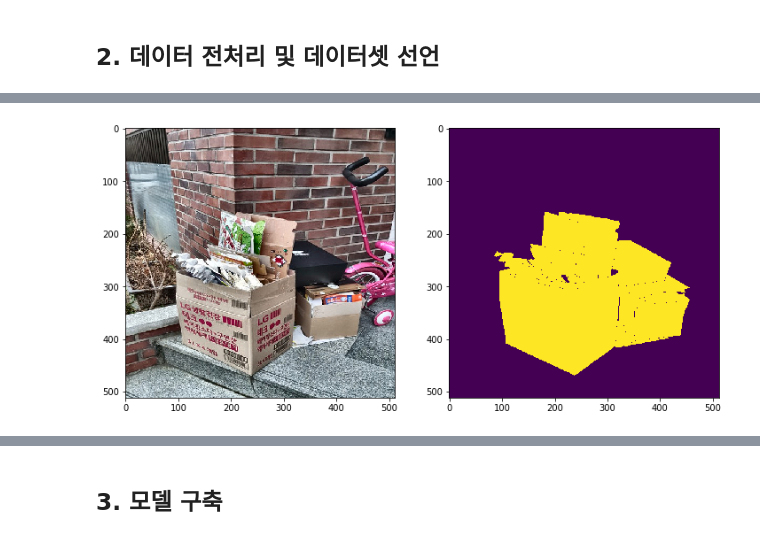
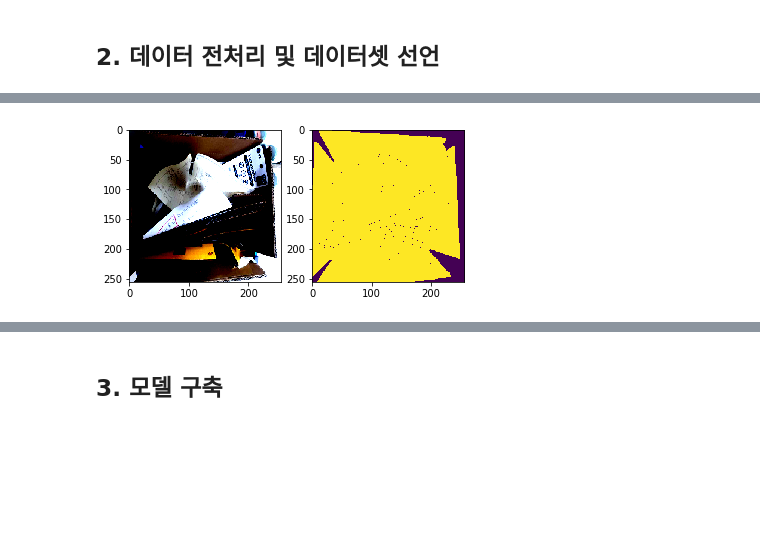
Before and after one commit to bcaitech1/p3-ims-obd-line2headingseongsu, a Jupyter notebook: MWLee/Code.ipynb, the cells around one changed output, grey strips where cells are left out. Cells and saved outputs as stored; diff of their text form; code cells hidden in the pictures; blank space fills up the shorter version.

```diff
--- a/MWLee/Code.ipynb
+++ b/MWLee/Code.ipynb
@@ -85,6 +89,15 @@ class CustomDataLoader(Dataset):
         self.mode = mode
         self.transform = transform
         self.coco = COCO(data_dir)
+        '''
+        self.aug = A.Compose([A.HorizontalFlip(0.5),
+                              A.VerticalFlip(0.5),
+                              A.RandomRotate90(0.5),
+                              ToTensorV2()])
+        '''
+        self.hor = A.Compose([A.HorizontalFlip(1), ToTensorV2()])
+        self.ver = A.Compose([A.VerticalFlip(1), ToTensorV2()])
+        self.ran = A.Compose([A.RandomRotate90(1), ToTensorV2()])
 
     def __getitem__(self, index: int):
         # dataset이 index되어 list처럼 동작
@@ -94,9 +107,9 @@ class CustomDataLoader(Dataset):
         # cv2 를 활용하여 image 불러오기
         images = cv2.imread(os.path.join(dataset_path, image_infos['file_name']))
         #CLAHE Convert
-        images = clahe_cvt(images)
+        #images = clahe_cvt(images)
         images = cv2.cvtColor(images, cv2.COLOR_BGR2RGB).astype(np.float32)
-        images /= 255.0
+        #images /= 255.0
 
         if (self.mode in ('train', 'val')):
             ann_ids = self.coco.getAnnIds(imgIds=image_infos['id'])
@@ -123,6 +136,18 @@ class CustomDataLoader(Dataset):
                 images = transformed["image"]
                 masks = transformed["mask"]
 
+                if self.mode == 'train' :
+                    hor_img = self.hor(image = images, mask = masks)
+                    ver_img = self.ver(image = images, mask = masks)
+                    ran_img = self.ran(image = images, mask = masks)
+                    #aug_img = self.aug(image = images, mask = masks)
+                    transformed = A.Compose([ToTensorV2()])(image = images, mask = masks)
+                    images = transformed["image"]
+                    masks = transformed["mask"]
+
+                    images = (images, hor_img["image"], ver_img["image"], ran_img["image"])
+                    masks = (masks, hor_img["mask"], ver_img["mask"], ran_img["mask"])
+
             return images, masks, image_infos
 
         if self.mode == 'test':
@@ -148,20 +173,35 @@ test_path = dataset_path + '/test.json'
 def collate_fn(batch): return tuple(zip(*batch))
 
 train_transform = A.Compose([
-                           #A.CLAHE(),
-                            #A.Resize(256, 256),
-                            ToTensorV2(),
+                            A.Resize(256, 256),
+                            #A.HorizontalFlip(0.25),
+                            #A.VerticalFlip(0.25),
+                            #A.RandomRotate90(0.25),
+                            #A.GaussianBlur(1),
+                            A.Normalize(
+                                mean=(0.485, 0.456, 0.406),
+                                std=(0.229, 0.224, 0.225), max_pixel_value=255.0, p=1.0
+                            ),
+                            #ToTensorV2(),
                             ])
 
 val_transform = A.Compose([
                            #A.CLAHE(),
-                          #A.Resize(256, 256),
+                          A.Resize(256, 256),
+                          A.Normalize(
+                                mean=(0.485, 0.456, 0.406),
+                                std=(0.229, 0.224, 0.225), max_pixel_value=255.0, p=1.0
+                          ),
                           ToTensorV2(),
                           ])
 
 test_transform = A.Compose([
                            #A.CLAHE(),
-                           #A.Resize(256, 256),
+                           A.Resize(256, 256),
+                           A.Normalize(
+                                mean=(0.485, 0.456, 0.406),
+                                std=(0.229, 0.224, 0.225), max_pixel_value=255.0, p=1.0
+                           ),
                            ToTensorV2(),
                            ])
 
@@ -185,9 +225,9 @@ test_dataset = CustomDataLoader(data_dir=test_path, mode='test', transform=test_
 
 
 # DataLoader
-batch_size = 4
+batch_size = 16
 train_loader = torch.utils.data.DataLoader(dataset=train_dataset,
-                                           batch_size=batch_size,
+                                           batch_size=4,
                                            shuffle=True,
                                            num_workers=4,
                                            collate_fn=collate_fn)
@@ -205,12 +245,29 @@ test_loader = torch.utils.data.DataLoader(dataset=test_dataset,
 
 print(len(train_loader), len(val_loader), len(test_loader))
 
+isFirst = True
 for x, y, _ in train_loader :
-    fig, (ax1, ax2) = plt.subplots(nrows=1, ncols=2, figsize=(12, 12))
-    print(x[0].shape, y[0].shape)
-    ax1.imshow(x[0].numpy().transpose(1, 2, 0))
-    ax2.imshow(y[0])
-    plt.show()
+
+    x_tmp = list()
+    y_tmp = list()
+    for i in range(len(x)) :
+        for j in range(len(x[i])) :
+            x_tmp.append(x[i][j])
+            y_tmp.append(y[i][j])
+
+    x = torch.stack(x_tmp)
+    y = torch.stack(y_tmp)
+
+    #x = torch.stack(x)
+    #y = torch.stack(y).long()
+    print(x.shape, y.shape)
+
+    for i in range(len(x)) :
+        fig, (ax1, ax2) = plt.subplots(nrows=1, ncols=2, figsize=(6, 6))
+        print(x[i].shape, y[i].shape)
+        ax1.imshow(x[i].numpy().transpose(1, 2, 0))
+        ax2.imshow(y[i])
+        plt.show()
 
     break
 # %% [output]
@@ -231 +290 @@ torch.Size([3, 512, 512]) torch.Size([512, 512])
-[figure, old version]
+[figure, new version]
```
Also changed, not shown: parts of 13 cells of this notebook, 2 other files.
